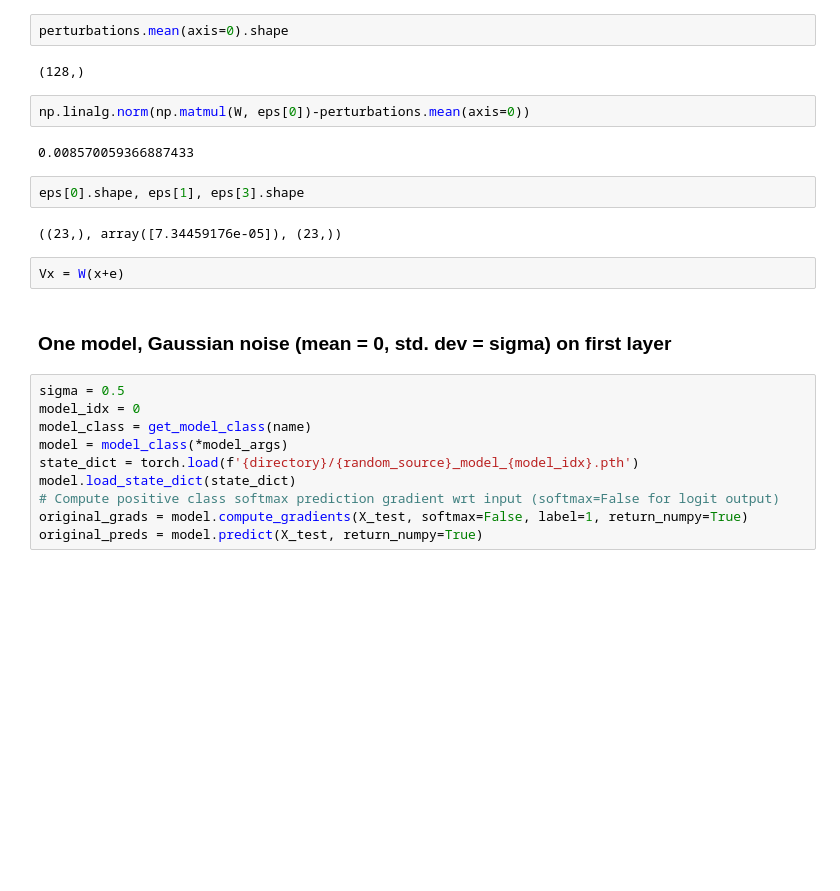
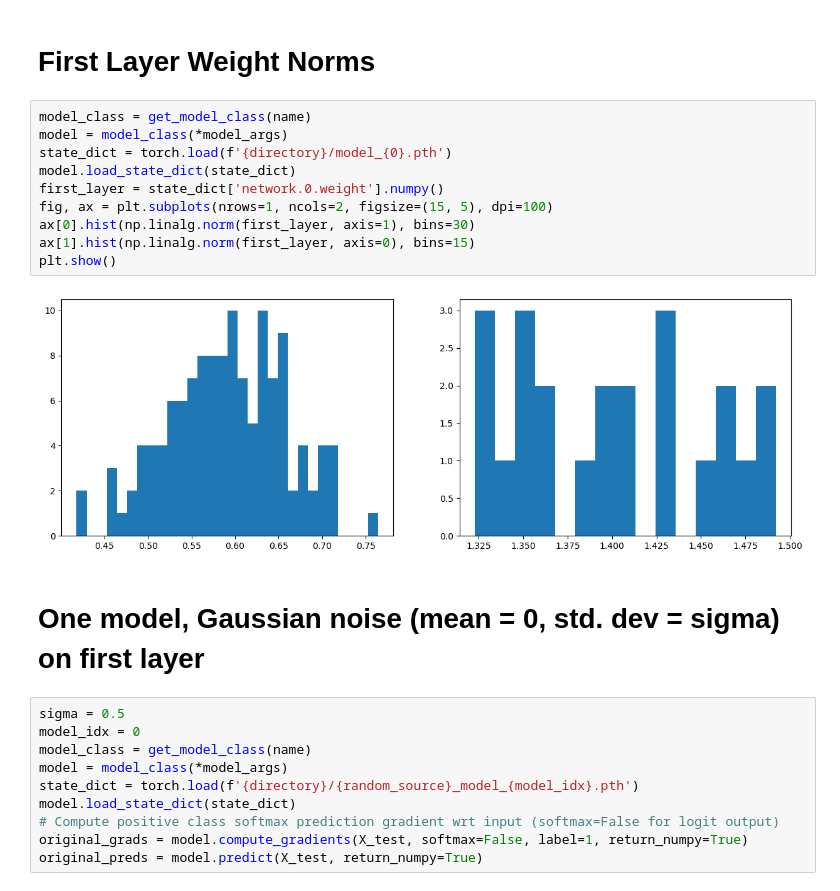
Before and after one commit to nicole-hjlin/harvard_cs282_ptg, a Jupyter notebook: notebooks/weight_sampling.ipynb, the cells around one changed output. Drawn from its saved outputs; the diff is of its cells as text; blank space fills up the shorter version.

```diff
--- a/notebooks/weight_sampling.ipynb
+++ b/notebooks/weight_sampling.ipynb
@@ -96,19 +38,19 @@ plt.show()
-# %%
-perturbations.mean(axis=0).shape
-# %% [output]
-(128,)
-# %%
-np.linalg.norm(np.matmul(W, eps[0])-perturbations.mean(axis=0))
-# %% [output]
-0.008570059366887433
-# %%
-eps[0].shape, eps[1], eps[3].shape
-# %% [output]
-((23,), array([7.34459176e-05]), (23,))
-# %%
-Vx = W(x+e)
+# %% [markdown]
+# First Layer Weight Norms
+# %%
+model_class = get_model_class(name)
+model = model_class(*model_args)
+state_dict = torch.load(f'{directory}/model_{0}.pth')
+model.load_state_dict(state_dict)
+first_layer = state_dict['network.0.weight'].numpy()
+fig, ax = plt.subplots(nrows=1, ncols=2, figsize=(15, 5), dpi=100)
+ax[0].hist(np.linalg.norm(first_layer, axis=1), bins=30)
+ax[1].hist(np.linalg.norm(first_layer, axis=0), bins=15)
+plt.show()
+# %% [output]
+[figure, added]
 # %% [markdown]
-### One model, Gaussian noise (mean = 0, std. dev = sigma) on first layer
+# One model, Gaussian noise (mean = 0, std. dev = sigma) on first layer
 # %%
 sigma = 0.5
 model_idx = 0
```
Also changed, not shown: parts of 19 cells of this notebook.
